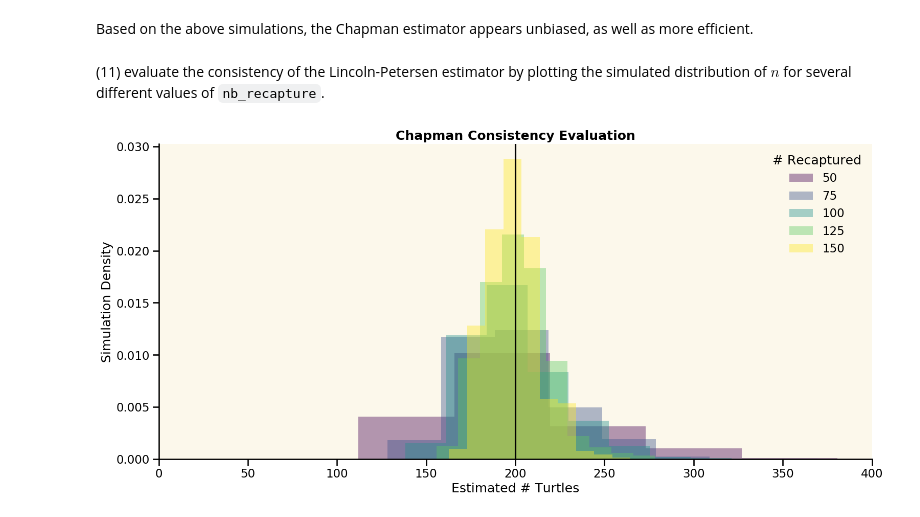
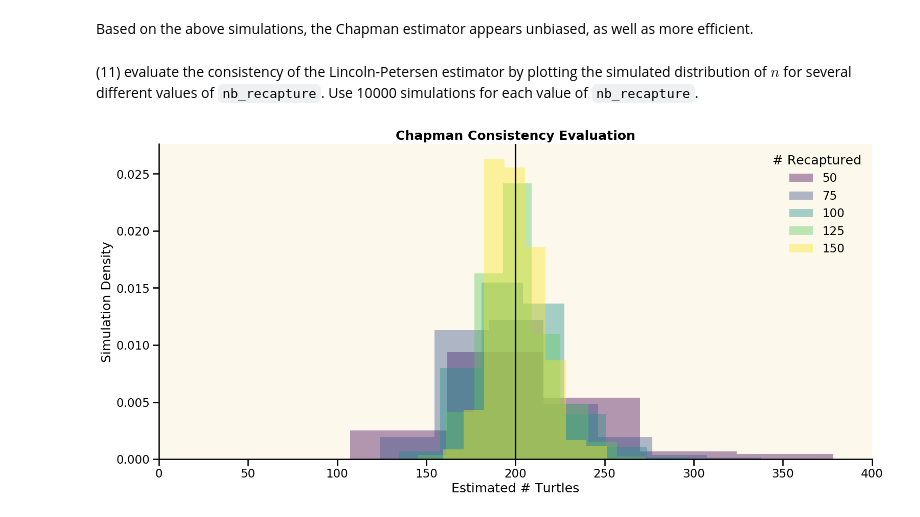
Before and after one commit to cartemic/CHE-599-intro-to-data-science, a Jupyter notebook: Homework/Homework 6/Homework 6.ipynb, the cells around one changed output. Drawn from its saved outputs; the diff is of its cells as text; code cells hidden in the pictures.

```diff
--- a/Homework/Homework 6/Homework 6.ipynb
+++ b/Homework/Homework 6/Homework 6.ipynb
@@ -330,40 +330,41 @@ most efficient: Chapman
 # %% [markdown]
 Based on the above simulations, the Chapman estimator appears unbiased, as well as more efficient.
 # %% [markdown]
-(11) evaluate the consistency of the Lincoln-Petersen estimator by plotting the simulated distribution of $\hat{n}$ for several different values of `nb_recapture`.
+(11) evaluate the consistency of the Lincoln-Petersen estimator by plotting the simulated distribution of $\hat{n}$ for several different values of `nb_recapture`. Use 10000 simulations for each value of `nb_recapture`.
 # %%
 recapture_range = 50:25:150
 fig, ax = subplots(1, 1, figsize=(18, 8))
 bins = range(0, stop=2*nb_turtles, length=16)
+sims_range = 1:10000
 
 color_norm = PyPlot.matplotlib.colors.Normalize(vmin=50, vmax=150)
 kr_to_color = PyPlot.cm.ScalarMappable(
     norm=color_norm,
     cmap=get_cmap("viridis")
 ).to_rgba
 
 for nb_recapture in recapture_range
     n = [sim_capture_mark_release_recapture(
             nb_turtles,
             nb_capture_mark_release,
             nb_recapture,
             chapman_estimator
         ) for _ in sims_range]
     ax.hist(
         n,
         label=nb_recapture,
         alpha=0.4,
         density=true,
         color=kr_to_color(nb_recapture)
     )
 end
 ax.axvline(nb_turtles, color="k")
 ax.set_xlabel("Estimated # Turtles")
 ax.set_ylabel("Simulation Density")
 ax.set_title("Chapman Consistency Evaluation", weight="bold")
 ax.legend(title="# Recaptured", frameon=false)
 ax.set_xlim([0, 2*nb_turtles])
 ax.set_facecolor(face_color)
 sns.despine()
 # %% [output]
-[figure, old version]
+[figure, new version]
```
Also changed, not shown: parts of 2 cells of this notebook.
